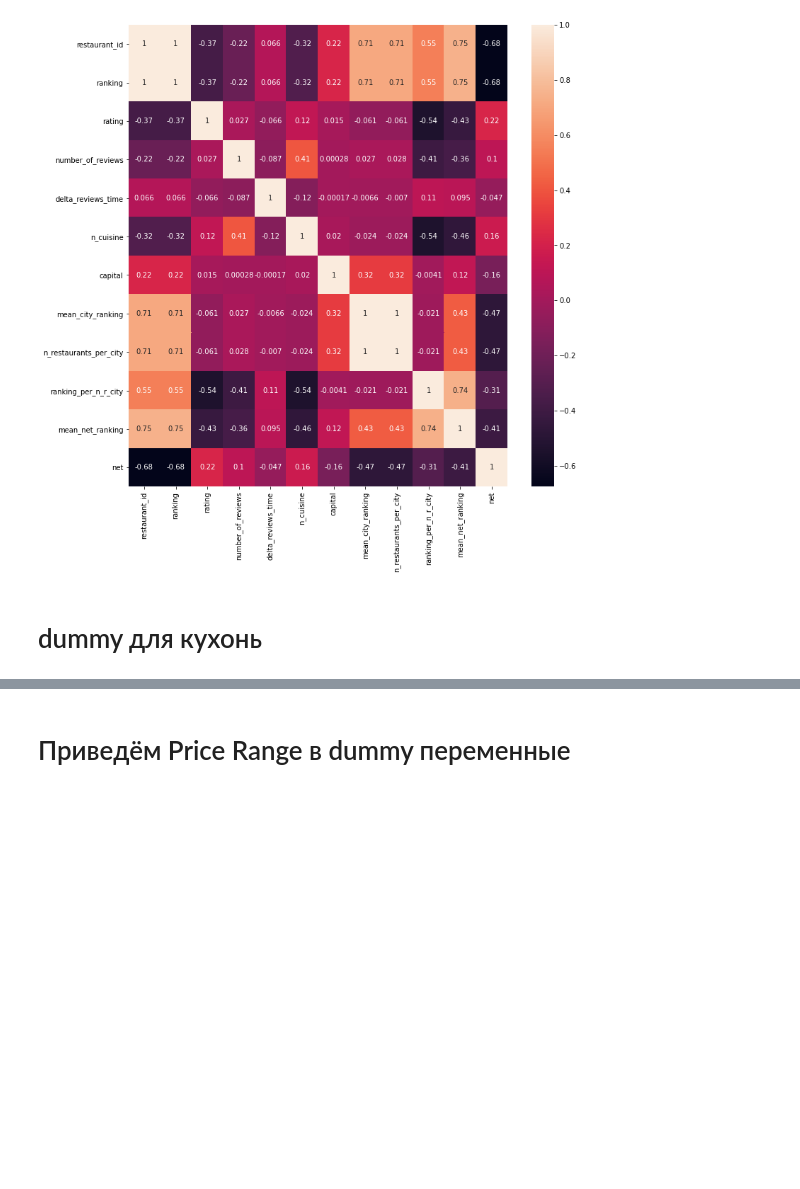
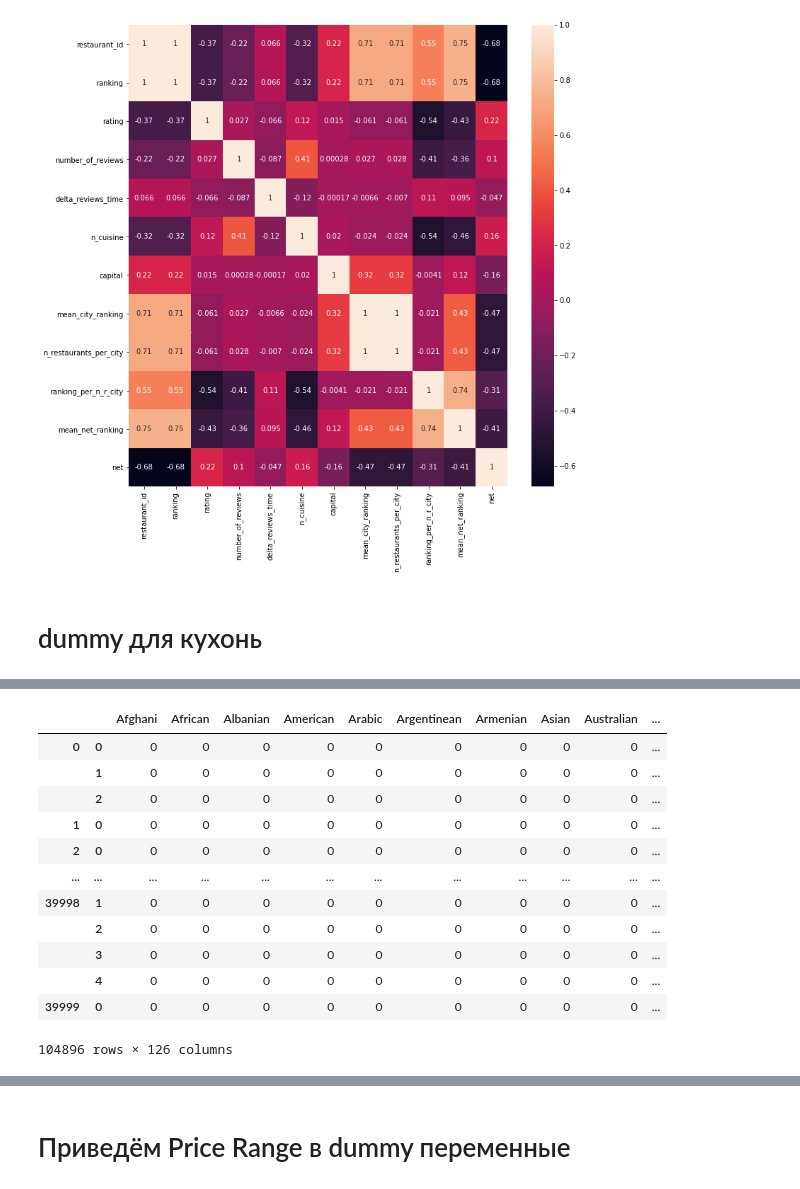
Before and after one commit to Ruslan-Lis/Skill_Factory, a Jupyter notebook: module_3/Project_3_R-Lisin.ipynb, the cells around one changed output, grey strips where cells are left out. Saved outputs shown, nothing was run; the diff lists cells and outputs as text; code cells hidden in the pictures; blank space fills up the shorter version.

```diff
--- a/module_3/Project_3_R-Lisin.ipynb
+++ b/module_3/Project_3_R-Lisin.ipynb
@@ -496,0 +565,16 @@ df_.sample()
+# %%
+pd.get_dummies(df_.cuisine_style.apply(pd.Series).stack())
+# %% [output]
+|  |  | Afghani | African | Albanian | American | Arabic | Argentinean | Armenian | Asian | Australian | ... |
+| 0 | 0 | 0 | 0 | 0 | 0 | 0 | 0 | 0 | 0 | 0 | ... |
+|  | 1 | 0 | 0 | 0 | 0 | 0 | 0 | 0 | 0 | 0 | ... |
+|  | 2 | 0 | 0 | 0 | 0 | 0 | 0 | 0 | 0 | 0 | ... |
+| 1 | 0 | 0 | 0 | 0 | 0 | 0 | 0 | 0 | 0 | 0 | ... |
+| 2 | 0 | 0 | 0 | 0 | 0 | 0 | 0 | 0 | 0 | 0 | ... |
+| ... | ... | ... | ... | ... | ... | ... | ... | ... | ... | ... | ... |
+| 39998 | 1 | 0 | 0 | 0 | 0 | 0 | 0 | 0 | 0 | 0 | ... |
+|  | 2 | 0 | 0 | 0 | 0 | 0 | 0 | 0 | 0 | 0 | ... |
+|  | 3 | 0 | 0 | 0 | 0 | 0 | 0 | 0 | 0 | 0 | ... |
+|  | 4 | 0 | 0 | 0 | 0 | 0 | 0 | 0 | 0 | 0 | ... |
+| 39999 | 0 | 0 | 0 | 0 | 0 | 0 | 0 | 0 | 0 | 0 | ... |
+104896 rows × 126 columns
```
Also changed, not shown: parts of 32 cells of this notebook, 3 other files.
